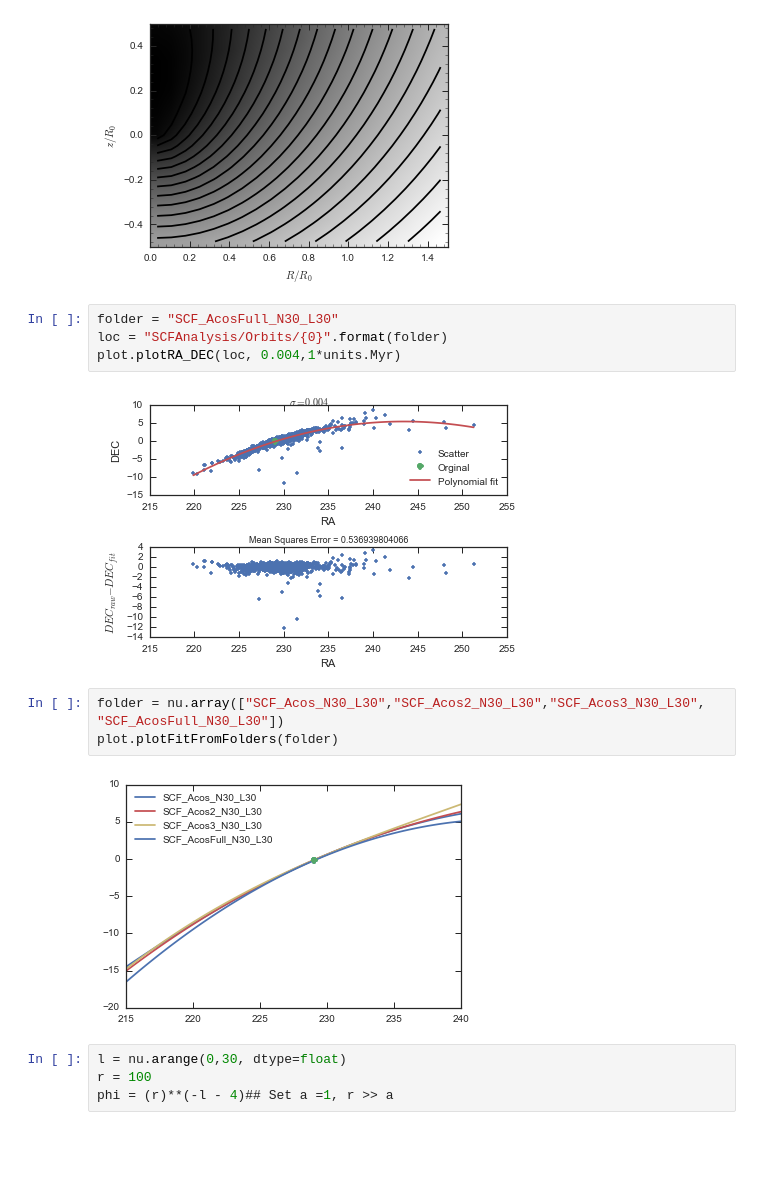
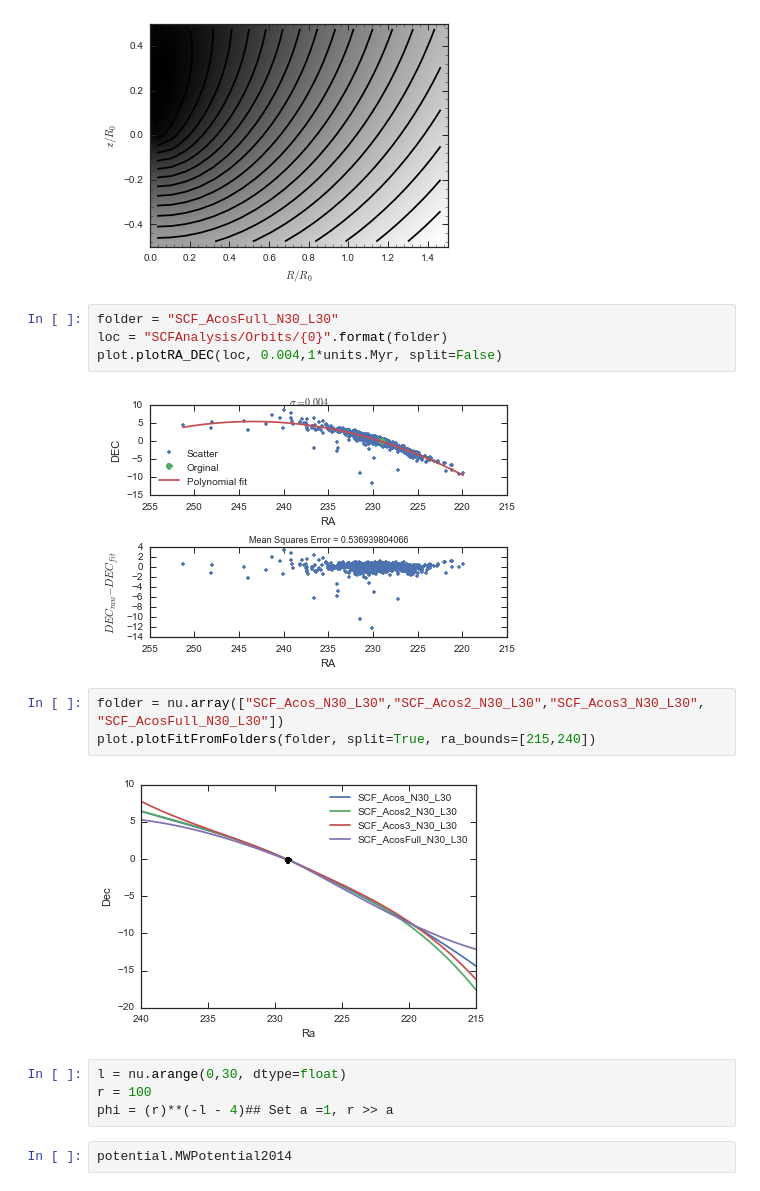
Before and after one commit to SeaifanAladdin/galpy-notebook, a Jupyter notebook: galpy/MW_SCFAnalysis.ipynb, the cells around one changed output. Saved outputs shown, nothing was run; the diff lists cells and outputs as text; blank space fills up the shorter version.

```diff
--- a/galpy/MW_SCFAnalysis.ipynb
+++ b/galpy/MW_SCFAnalysis.ipynb
@@ -254,15 +259,17 @@ plotPotentials(scf)
 # %%
 folder = "SCF_AcosFull_N30_L30"
 loc = "SCFAnalysis/Orbits/{0}".format(folder)
-plot.plotRA_DEC(loc, 0.004,1*units.Myr)
+plot.plotRA_DEC(loc, 0.004,1*units.Myr, split=False)
 # %% [output]
-[figure, old version]
+[figure, new version]
 # %%
 folder = nu.array(["SCF_Acos_N30_L30","SCF_Acos2_N30_L30","SCF_Acos3_N30_L30", "SCF_AcosFull_N30_L30"])
-plot.plotFitFromFolders(folder)
+plot.plotFitFromFolders(folder, split=True, ra_bounds=[215,240])
 # %% [output]
-[figure, old version]
+[figure, new version]
 # %%
 l = nu.arange(0,30, dtype=float)
 r = 100
 phi = (r)**(-l - 4)## Set a =1, r >> a
+# %%
+potential.MWPotential2014
```
Also changed, not shown: parts of 16 cells of this notebook.
